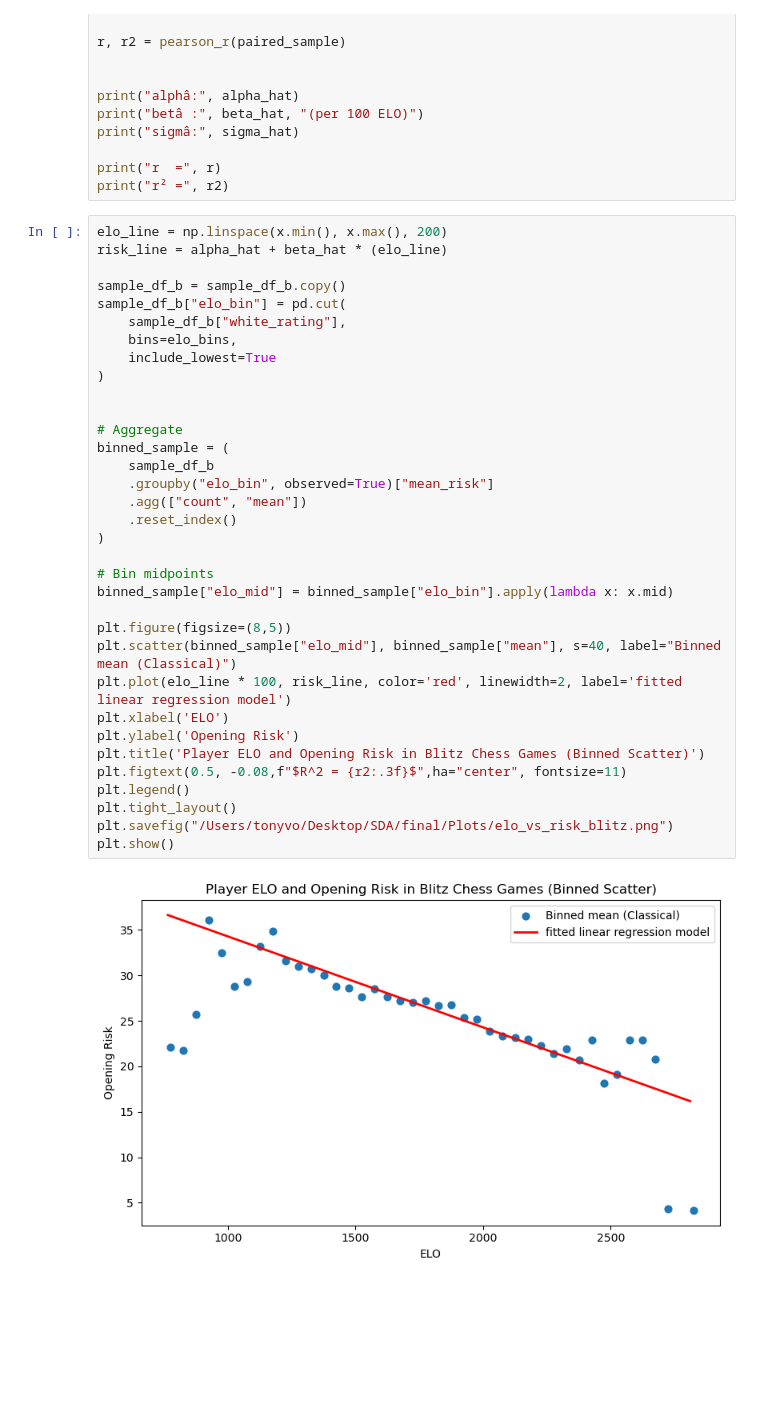
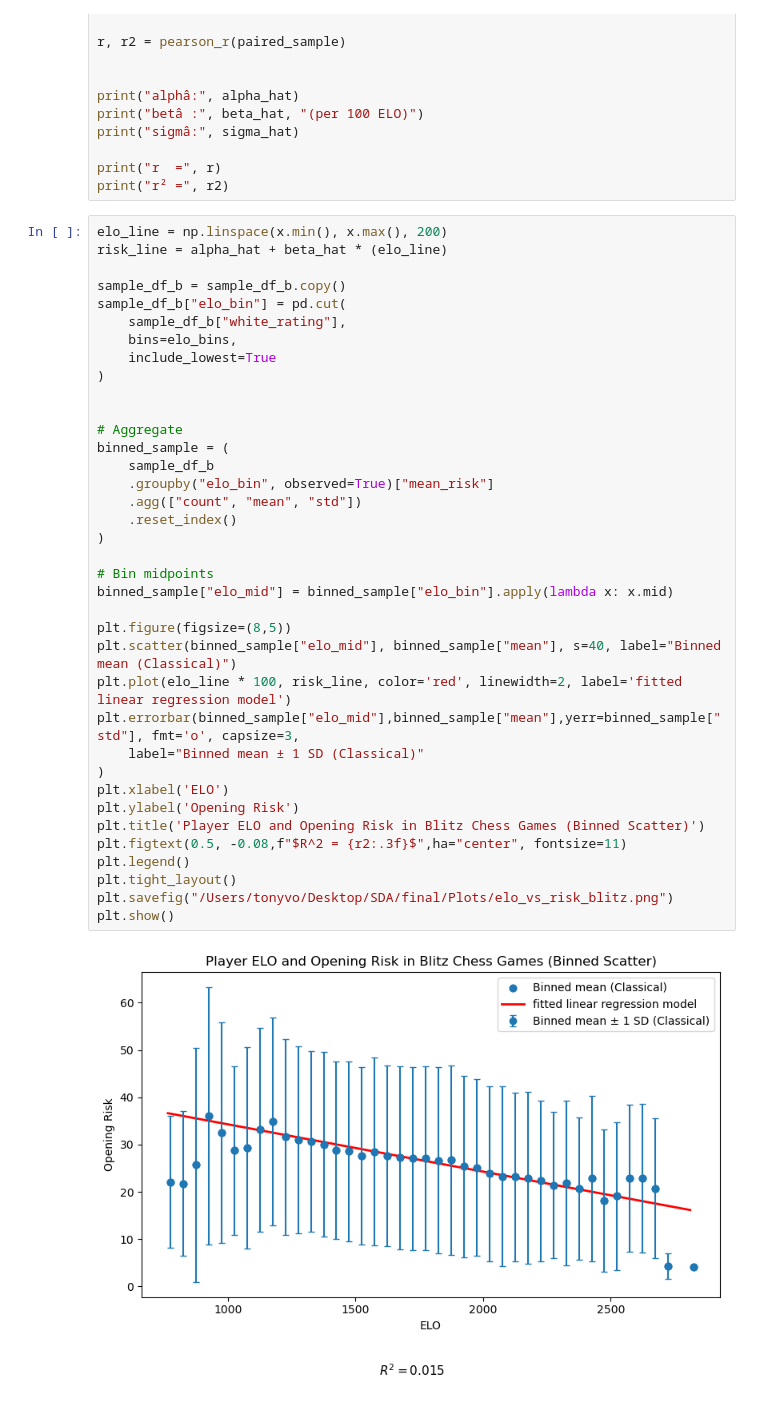
Before and after one commit to DanielFaas/SDA-project, a Jupyter notebook: app/ht_test.ipynb, the cells around one changed output. Saved outputs shown, nothing was run; the diff lists cells and outputs as text; blank space fills up the shorter version.

Commit message:
LRMs with error bars and R2

```diff
--- a/app/ht_test.ipynb
+++ b/app/ht_test.ipynb
@@ -302,32 +305,35 @@ risk_line = alpha_hat + beta_hat * (elo_line)
 sample_df_b = sample_df_b.copy()
 sample_df_b["elo_bin"] = pd.cut(
     sample_df_b["white_rating"],
     bins=elo_bins,
     include_lowest=True
 )
 
 
 # Aggregate
 binned_sample = (
     sample_df_b
     .groupby("elo_bin", observed=True)["mean_risk"]
-    .agg(["count", "mean"])
+    .agg(["count", "mean", "std"])
     .reset_index()
 )
 
 # Bin midpoints
 binned_sample["elo_mid"] = binned_sample["elo_bin"].apply(lambda x: x.mid)
 
 plt.figure(figsize=(8,5))
 plt.scatter(binned_sample["elo_mid"], binned_sample["mean"], s=40, label="Binned mean (Classical)")
 plt.plot(elo_line * 100, risk_line, color='red', linewidth=2, label='fitted linear regression model')
+plt.errorbar(binned_sample["elo_mid"],binned_sample["mean"],yerr=binned_sample["std"], fmt='o', capsize=3,
+    label="Binned mean ± 1 SD (Classical)"
+)
 plt.xlabel('ELO')
 plt.ylabel('Opening Risk')
 plt.title('Player ELO and Opening Risk in Blitz Chess Games (Binned Scatter)')
 plt.figtext(0.5, -0.08,f"$R^2 = {r2:.3f}$",ha="center", fontsize=11)
 plt.legend()
 plt.tight_layout()
 plt.savefig("/Users/tonyvo/Desktop/SDA/final/Plots/elo_vs_risk_blitz.png")
 plt.show()
 # %% [output]
-[figure, old version]
+[figure, new version]
```
Also changed, not shown: parts of 1 cell of this notebook, 2 other files.
